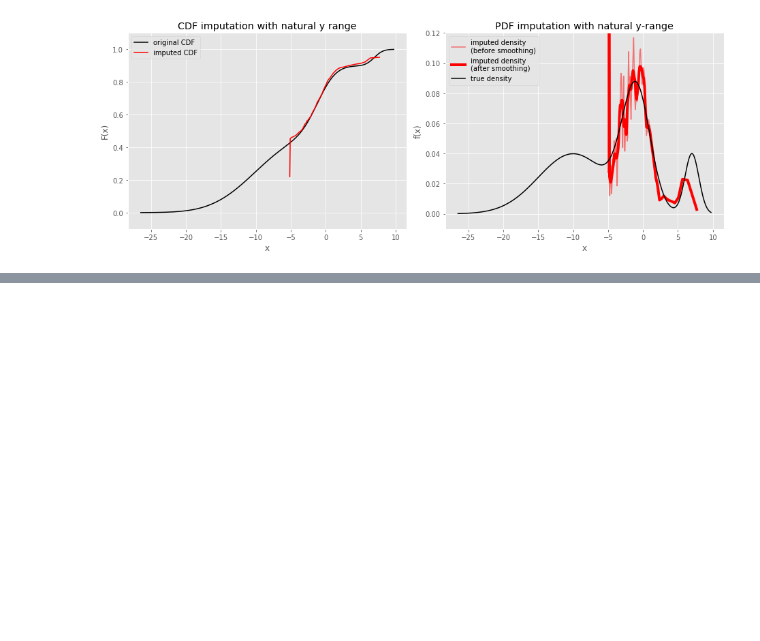
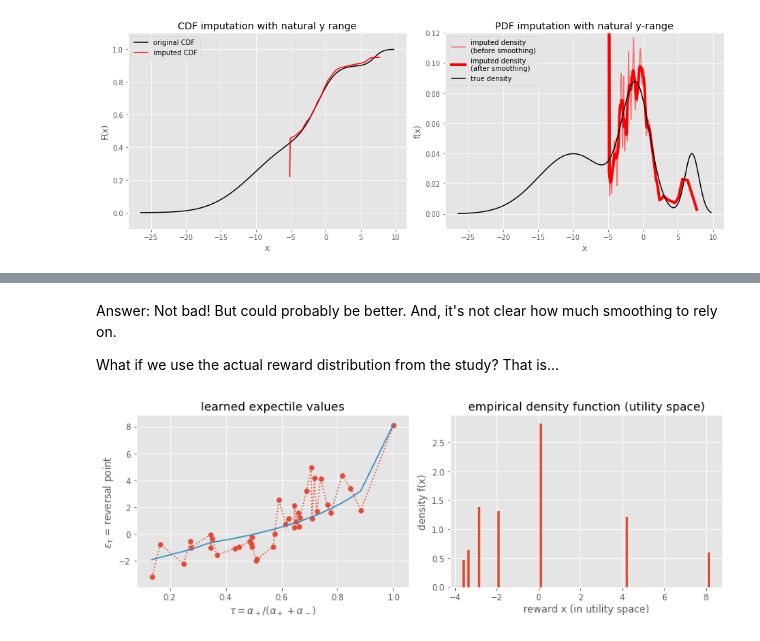
Before and after one commit to matomatical/neuRL, a Jupyter notebook: Imputation-Direct.ipynb, the cells around one changed output, grey strips where cells are left out. Cells and saved outputs as stored; diff of their text form; code cells hidden in the pictures; blank space fills up the shorter version.

```diff
--- a/Imputation-Direct.ipynb
+++ b/Imputation-Direct.ipynb
@@ -240,0 +275,72 @@ direct_impute(taus=np.linspace(0.501, 0.999, 99))
+# %% [markdown]
+Answer: Not bad! But could probably be better. And, it's not clear how much smoothing to rely on.
+
+What if we use the actual reward distribution from the study? That is...
+# %%
+# DEEPMIND DATA DUMP (variables renamed, comments added)
+# juice volumes in micro-litres
+juice_vols = np.array([0.1, 0.3, 1.2, 2.5, 5, 10, 20])
+# juice volumes in estimated utility space
+juice_utils = np.array([-3.63887402657031,-3.31870708722146,  -2.84609534101164,
+                        -1.86975535870141, 0.0350553672638314, 4.18830501181676,
+                         8.20381872775166])
+# juice empirical probabilities
+juice_probs = np.array([0.06612594, 0.09090909, 0.14847358, 0.15489467,
+                       0.31159175, 0.1509519 , 0.07705306])
+# estimated neural asymmetries (neural taus)
+neural_asyms = np.array([0.665148134736891,0.65208410906952,0.613744203780139,
+                         0.775212700883808,0.707915816841008,0.570103354233973,
+                         0.882127332095316,0.508575044586604,0.486016624470385,
+                         0.490519368353783,0.353180140687647,0.34502602367731,
+                         0.274459190431141,0.624608202330519,0.511245599898681,
+                         0.275963695780172,0.574282416537853,0.494461077846514,
+                         0.249573167763381,1.01616027303818, 0.136555552978056,
+                         0.716127024137563,0.658310695222273,0.493856204792549,
+                         0.815972879462343,0.433624365681467,0.643716612535732,
+                         0.724905499014785,0.3681787227383,  0.705733696238299,
+                         0.76246447053036, 0.739327730375869,0.590831434674471,
+                         0.346659782367775,0.449000983609862,0.662902110431635,
+                         0.645905621173483,0.16704746815482, 0.846125077182948,
+                         0.689060956288534])
+neural_asyms = np.clip(neural_asyms, 0., 1.)
+# estimated neural expectile values (neural reversal points) in utility space
+neural_expts = np.array([ 1.19796718528621,  0.909588860368442,  0.768290210301997,
+                          1.5580695804582,   1.18069340075516,  -0.917277009040899,
+                          1.76606208326366, -1.99990282124502,  -0.52508567014901,
+                         -0.72677865537825, -0.317750664489987, -0.0555191676477702,
+                         -0.498294836948614, 1.16799418233059,  -1.86969915298433,
+                         -0.980841264017123, 0.0346564269295749,-0.917418194178877,
+                         -2.19520456394411,  8.10381872775166,  -3.18979437039029,
+                          4.18823808094621,  1.59258444073823,  -0.210742609830699,
+                          4.38901915501838, -1.0533487207759,    0.472919232719837,
+                          1.69636515581653, -1.55263442315208,   4.99096579152878,
+                          2.16489750392618,  4.1202653189854,    2.53839455360929,
+                         -0.981001892834966,-0.967509962517738,  0.554271248178451,
+                          2.11181823971785, -0.766921663162386,  3.38445321759506,
+                          3.21931839438752])
+# END DEEPMIND DATA DUMP
+
+# i'm going to need these to be sorted according to the taus
+order = np.argsort(neural_asyms)
+neural_asyms = neural_asyms[order]
+neural_expts = neural_expts[order]
+
+# and i'm going to need a sample
+neural_sample = np.random.choice(juice_utils, p=juice_probs, size=1000)
+
+# let's take a look!
+fig, (ax1, ax2) = plt.subplots(1, 2, figsize=(11, 4))
+ax1.set_title("learned expectile values")
+ax1.set_ylabel(r"$\epsilon_\tau$ = reversal point")
+ax1.set_xlabel(r"$\tau = \alpha_+ / (\alpha_++\alpha_-)$")
+ax1.plot(neural_asyms, neural_expts, linestyle=":")
+ax1.plot(neural_asyms, expectile(neural_sample, neural_asyms))
+ax1.scatter(neural_asyms, neural_expts)
+ax2.set_title("empirical density function (utility space)")
+ax2.set_xlabel("reward x (in utility space)")
+ax2.set_ylabel("density f(x)")
+ax2.hist(neural_sample, bins=100, density=True)
+plt.tight_layout()
+plt.show()
+# %% [output]
+[figure, added]
```
Also changed, not shown: parts of 7 cells of this notebook, 2 other files.
